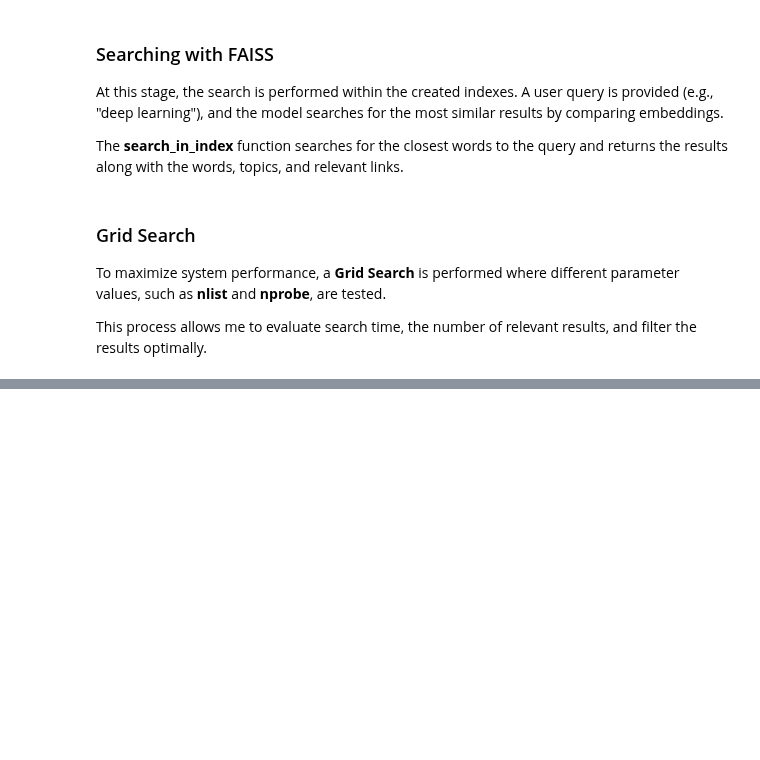
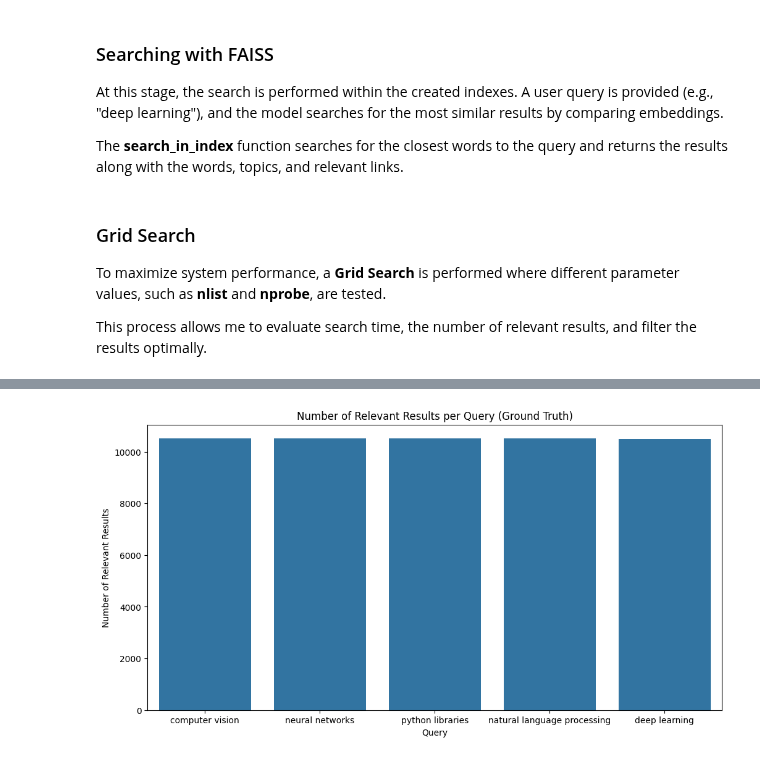
Before and after one commit to noambassat/RAG_Agent_GITHUB_Rep.project, a Jupyter notebook: RAG.ipynb, the cells around one changed output, grey strips where cells are left out. Saved outputs shown, nothing was run; the diff lists cells and outputs as text; code cells hidden in the pictures; blank space fills up the shorter version.

```diff
--- a/RAG.ipynb
+++ b/RAG.ipynb
@@ -52,7 +52,7 @@ clean_df = pd.read_excel("/content/drive/MyDrive/GitHubRepositoriesProject/clean
 # %%
 pd.set_option('display.max_columns', None)
 pd.set_option('display.max_rows', None)
-pd.set_option('display.max_colwidth', None)
+# pd.set_option('display.max_colwidth', None)
 # %% [markdown]
 ### Preparing the **CustomCodeBERTEmbeddings** Model
 The **CodeBERT** model is designed for code-related data. It is based on **BERT** and trained with code data. This model allows generating representations of texts using a **tokenizer** and a **model**.
@@ -339,0 +446,23 @@ plt.show()
+# %%
+
+def analyze_ground_truth(ground_truth_df):
+    """
+    Analyzing the distribution of the Ground Truth DataFrame to understand if it's reasonable.
+    """
+    # מספר התוצאות הרלוונטיות לכל שאילתה
+    query_counts = ground_truth_df['query'].value_counts().reset_index()
+    query_counts.columns = ['query', 'count']
+
+    # הצגת התפלגות כמות התוצאות עבור כל שאילתה
+    plt.figure(figsize=(12, 6))
+    sns.barplot(x='query', y='count', data=query_counts)
+    plt.title('Number of Relevant Results per Query (Ground Truth)')
+    plt.xlabel('Query')
+    plt.ylabel('Number of Relevant Results')
+    plt.show()
+
+
+analyze_ground_truth(ground_truth_df)
+(ground_truth_df.head(10))
+# %% [output]
+[figure, added]
```
Also changed, not shown: parts of 17 cells of this notebook.
